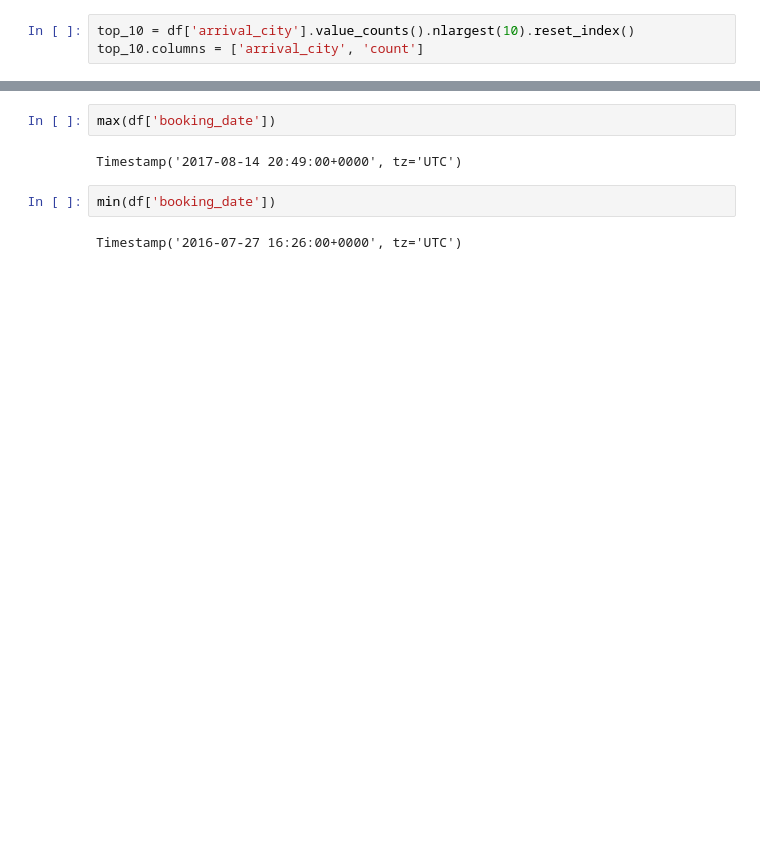
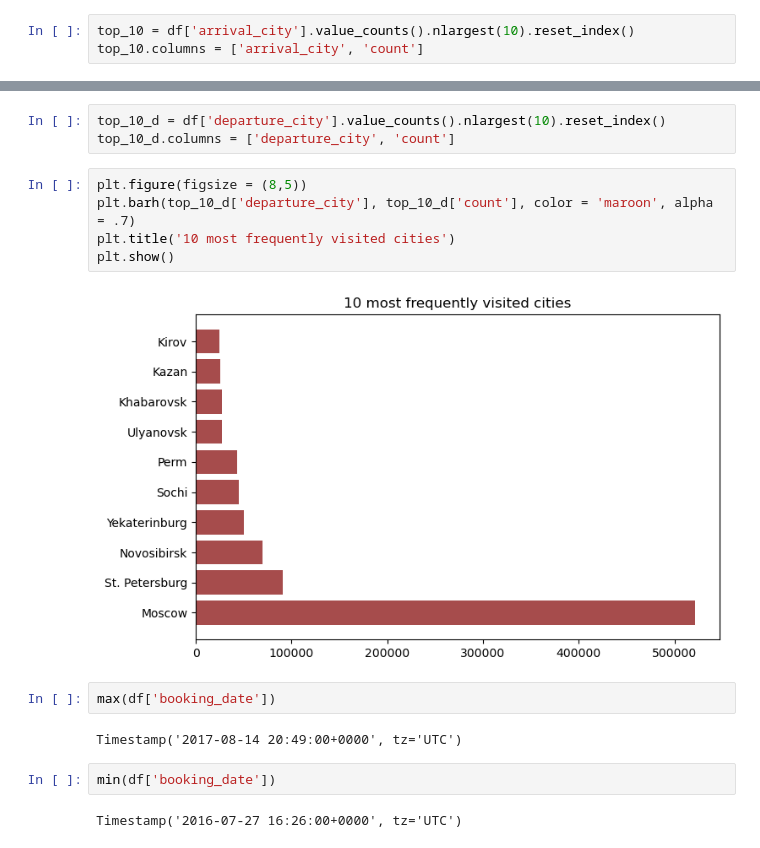
Before and after one commit to Derniska/python_practice_9, a Jupyter notebook: sql_task.ipynb, the cells around one changed output, grey strips where cells are left out. Saved outputs shown, nothing was run; the diff lists cells and outputs as text; blank space fills up the shorter version.

```diff
--- a/sql_task.ipynb
+++ b/sql_task.ipynb
@@ -125,3 +130,13 @@ plt.show()
+# %%
+top_10_d = df['departure_city'].value_counts().nlargest(10).reset_index()
+top_10_d.columns = ['departure_city', 'count']
+# %%
+plt.figure(figsize = (8,5))
+plt.barh(top_10_d['departure_city'], top_10_d['count'], color = 'maroon', alpha = .7)
+plt.title('10 most frequently visited cities')
+plt.show()
+# %% [output]
+[figure, added]
 # %%
 max(df['booking_date'])
 # %% [output]
```
Also changed, not shown: parts of 14 cells of this notebook, 1 other file.
